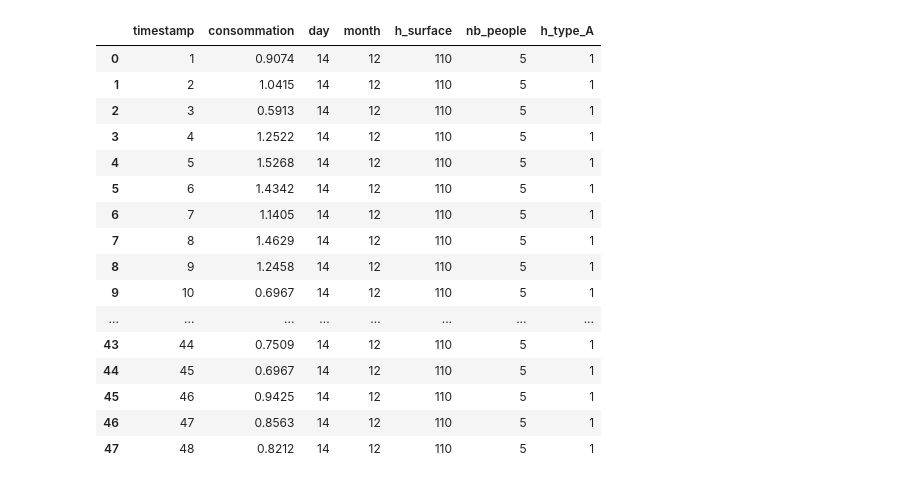
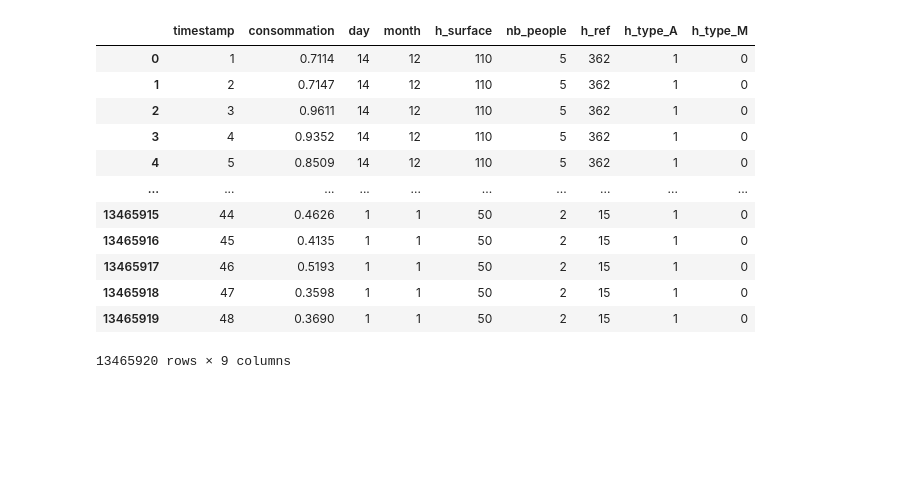
Before and after one commit to lagarrueal/spie-project, a Jupyter notebook: notebooks/visualization/vizualization.ipynb, the cells around one changed output. Saved outputs shown, nothing was run; the diff lists cells and outputs as text; code cells hidden in the pictures; blank space fills up the shorter version.

```diff
--- a/notebooks/visualization/vizualization.ipynb
+++ b/notebooks/visualization/vizualization.ipynb
@@ -43,48 +36,43 @@ dict_encoding = { "0:00" : 1,
                     "13:00" : 27,
                     "13:30" : 28,
                     "14:00" : 29,
                     "14:30" : 30,
                     "15:00" : 31,
                     "15:30" : 32,
                     "16:00" : 33,
                     "16:30" : 34,
                     "17:00" : 35,
                     "17:30" : 36,
                     "18:00" : 37,
                     "18:30" : 38,
                     "19:00" : 39,
                     "19:30" : 40,
                     "20:00" : 41,
                     "20:30" : 42,
                     "21:00" : 43,
                     "21:30" : 44,
                     "22:00" : 45,
                     "22:30" : 46,
                     "23:00" : 47,
                     "23:30" : 48
 }
-df = df.head(48)
 #replace the values of the column "timestamp" with the value of the dictionary
 df['timestamp'] = df['timestamp'].map(dict_encoding)
 
 #one hot encoding column h_type
 df = pd.get_dummies(df, columns=['h_type'])
 df
 # %% [output]
-|  | timestamp | consommation | day | month | h_surface | nb_people | h_type_A |
-| 0 | 1 | 0.9074 | 14 | 12 | 110 | 5 | 1 |
-| 1 | 2 | 1.0415 | 14 | 12 | 110 | 5 | 1 |
-| 2 | 3 | 0.5913 | 14 | 12 | 110 | 5 | 1 |
-| 3 | 4 | 1.2522 | 14 | 12 | 110 | 5 | 1 |
-| 4 | 5 | 1.5268 | 14 | 12 | 110 | 5 | 1 |
-| 5 | 6 | 1.4342 | 14 | 12 | 110 | 5 | 1 |
-| 6 | 7 | 1.1405 | 14 | 12 | 110 | 5 | 1 |
-| 7 | 8 | 1.4629 | 14 | 12 | 110 | 5 | 1 |
-| 8 | 9 | 1.2458 | 14 | 12 | 110 | 5 | 1 |
-| 9 | 10 | 0.6967 | 14 | 12 | 110 | 5 | 1 |
-| ... | ... | ... | ... | ... | ... | ... | ... |
-| 43 | 44 | 0.7509 | 14 | 12 | 110 | 5 | 1 |
-| 44 | 45 | 0.6967 | 14 | 12 | 110 | 5 | 1 |
-| 45 | 46 | 0.9425 | 14 | 12 | 110 | 5 | 1 |
-| 46 | 47 | 0.8563 | 14 | 12 | 110 | 5 | 1 |
-| 47 | 48 | 0.8212 | 14 | 12 | 110 | 5 | 1 |
+|  | timestamp | consommation | day | month | h_surface | nb_people | h_ref | h_type_A | h_type_M |
+| 0 | 1 | 0.7114 | 14 | 12 | 110 | 5 | 362 | 1 | 0 |
+| 1 | 2 | 0.7147 | 14 | 12 | 110 | 5 | 362 | 1 | 0 |
+| 2 | 3 | 0.9611 | 14 | 12 | 110 | 5 | 362 | 1 | 0 |
+| 3 | 4 | 0.9352 | 14 | 12 | 110 | 5 | 362 | 1 | 0 |
+| 4 | 5 | 0.8509 | 14 | 12 | 110 | 5 | 362 | 1 | 0 |
+| ... | ... | ... | ... | ... | ... | ... | ... | ... | ... |
+| 13465915 | 44 | 0.4626 | 1 | 1 | 50 | 2 | 15 | 1 | 0 |
+| 13465916 | 45 | 0.4135 | 1 | 1 | 50 | 2 | 15 | 1 | 0 |
+| 13465917 | 46 | 0.5193 | 1 | 1 | 50 | 2 | 15 | 1 | 0 |
+| 13465918 | 47 | 0.3598 | 1 | 1 | 50 | 2 | 15 | 1 | 0 |
+| 13465919 | 48 | 0.3690 | 1 | 1 | 50 | 2 | 15 | 1 | 0 |
+13465920 rows × 9 columns
```
Also changed, not shown: parts of 11 cells of this notebook.
